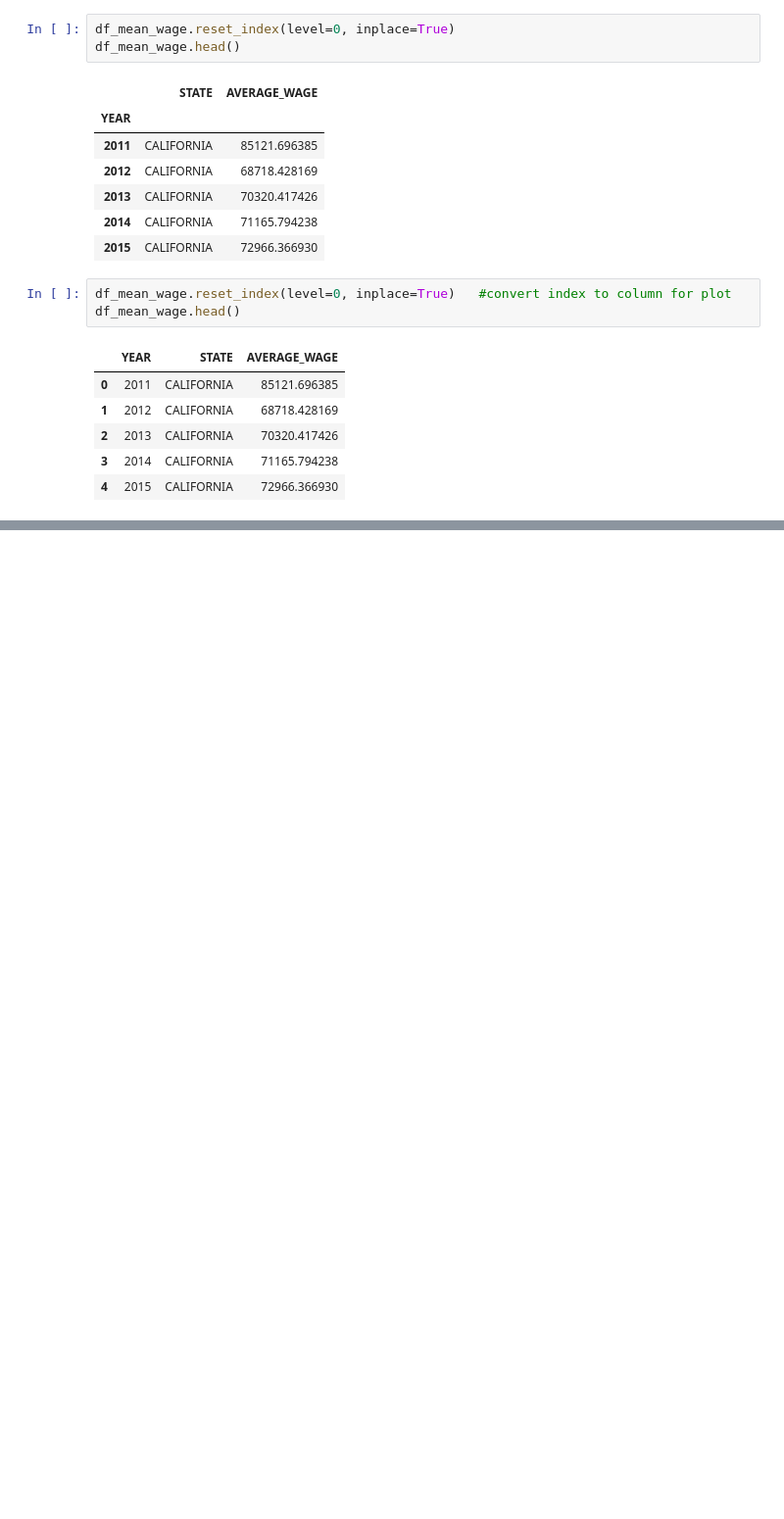
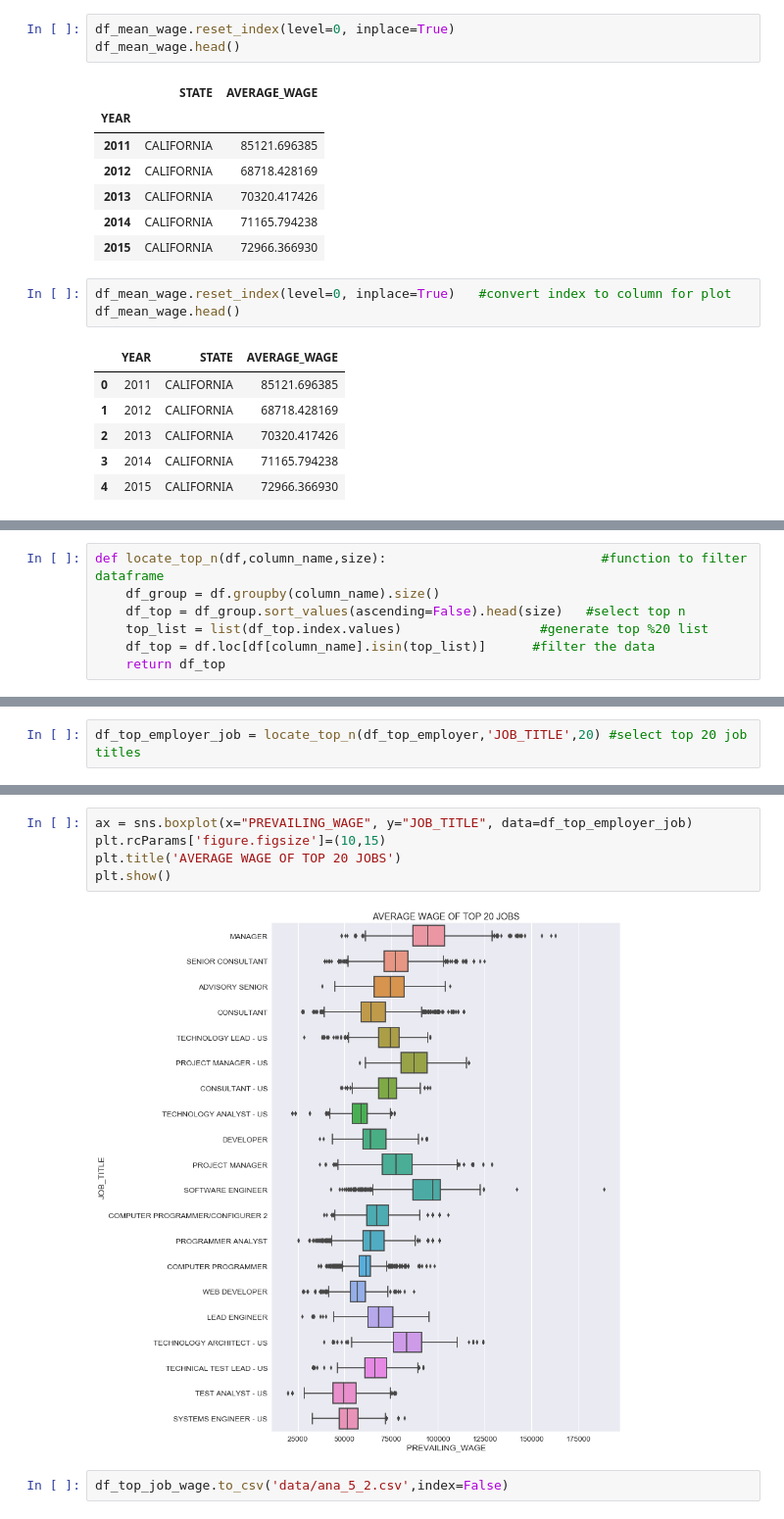
Before and after one commit to fangninghe/brahmbhatt_spandan_spring17, a Jupyter notebook: final/analysis/analysis.ipynb, the cells around one changed output, grey strips where cells are left out. Shown: that part at 98% size. Drawn from its saved outputs; the diff is of its cells as text; blank space fills up the shorter version.

```diff
--- a/final/analysis/analysis.ipynb
+++ b/final/analysis/analysis.ipynb
@@ -306,0 +310,7 @@ df_mean_wage.to_csv('data/ana_3.csv',index=False)
+# %%
+def locate_top_n(df,column_name,size):                            #function to filter dataframe
+    df_group = df.groupby(column_name).size()
+    df_top = df_group.sort_values(ascending=False).head(size)   #select top n
+    top_list = list(df_top.index.values)                  #generate top %20 list
+    df_top = df.loc[df[column_name].isin(top_list)]      #filter the data
+    return df_top
@@ -306,0 +364,2 @@ df_mean_wage.to_csv('data/ana_3.csv',index=False)
+# %%
+df_top_employer_job = locate_top_n(df_top_employer,'JOB_TITLE',20) #select top 20 job titles
@@ -306,0 +387,9 @@ df_mean_wage.to_csv('data/ana_3.csv',index=False)
+# %%
+ax = sns.boxplot(x="PREVAILING_WAGE", y="JOB_TITLE", data=df_top_employer_job)
+plt.rcParams['figure.figsize']=(10,15)
+plt.title('AVERAGE WAGE OF TOP 20 JOBS')
+plt.show()
+# %% [output]
+[figure, added]
+# %%
+df_top_job_wage.to_csv('data/ana_5_2.csv',index=False)
```
Also changed, not shown: parts of 21 cells of this notebook.
